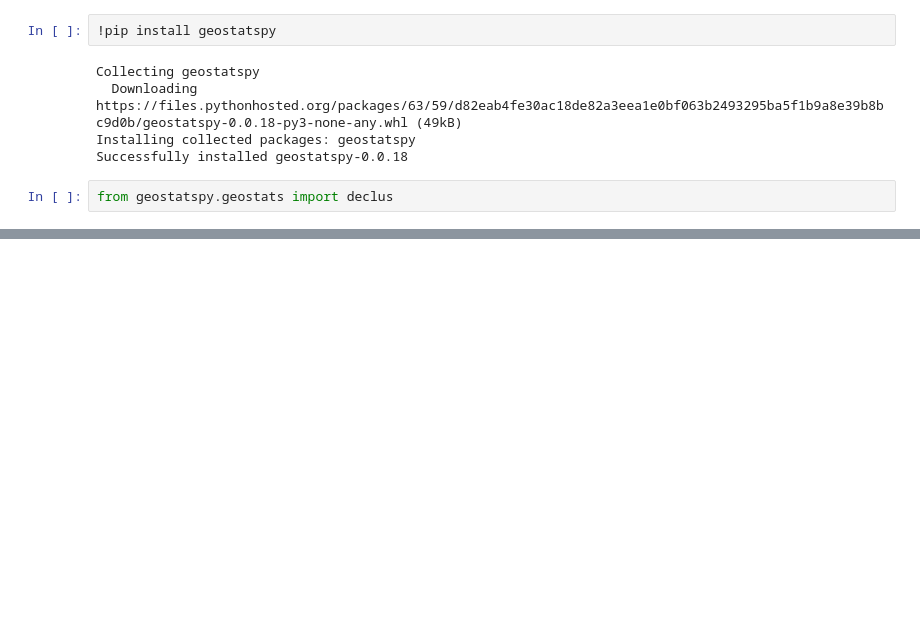
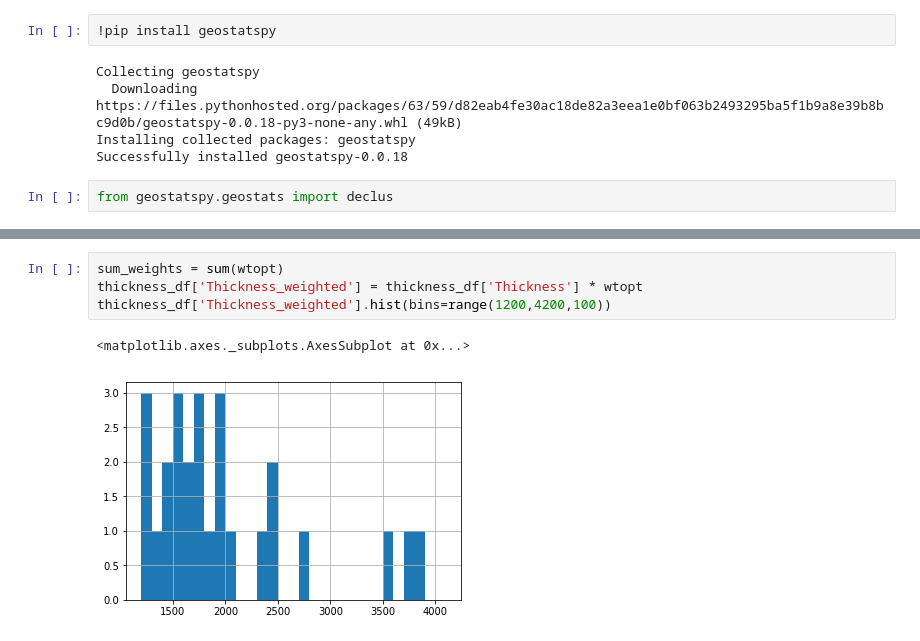
Before and after one commit to nshea3/geostats, a Jupyter notebook: Libya_paleocene_clastics_thickness/Libya_paleocene_clastics_thickness.ipynb, the cells around one changed output, grey strips where cells are left out. Drawn from its saved outputs; the diff is of its cells as text; blank space fills up the shorter version.

```diff
--- a/Libya_paleocene_clastics_thickness/Libya_paleocene_clastics_thickness.ipynb
+++ b/Libya_paleocene_clastics_thickness/Libya_paleocene_clastics_thickness.ipynb
@@ -62,0 +62,7 @@ There are 39 data with:
+# %%
+sum_weights = sum(wtopt)
+thickness_df['Thickness_weighted'] = thickness_df['Thickness'] * wtopt
+thickness_df['Thickness_weighted'].hist(bins=range(1200,4200,100))
+# %% [output]
+<matplotlib.axes._subplots.AxesSubplot at 0x...>
+[figure, added]
```
Also changed, not shown: parts of 5 cells of this notebook.
